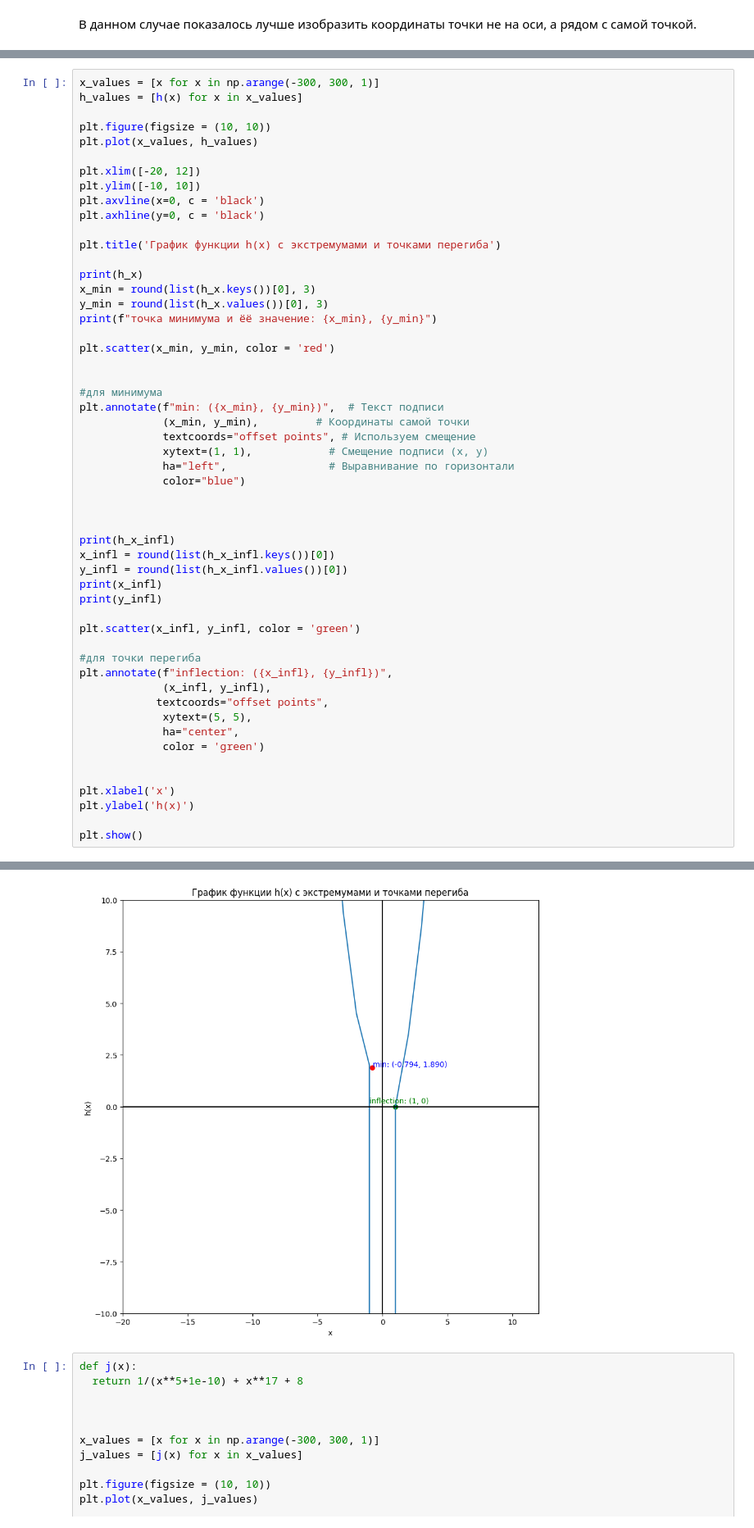
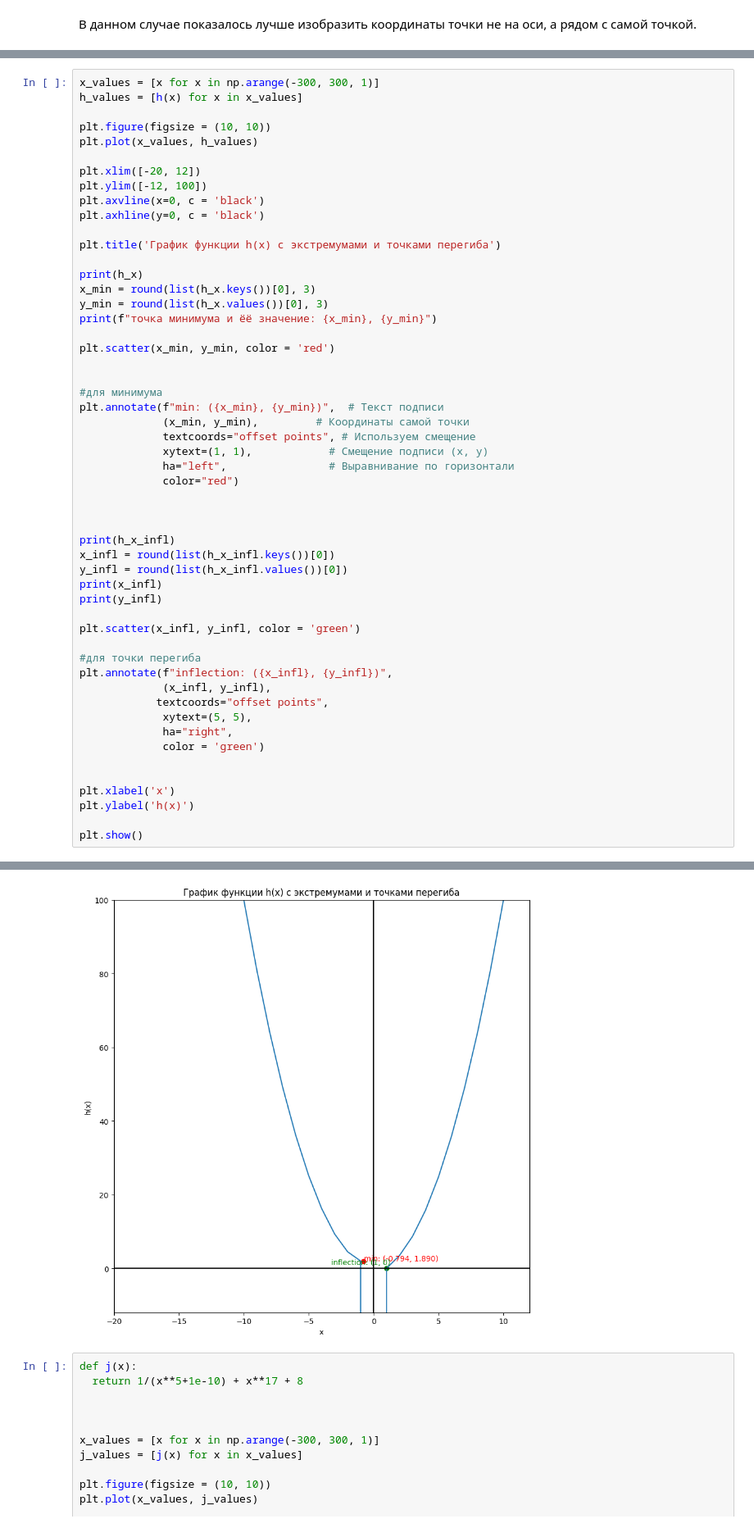
Before and after one commit to VladislavTokarev02/AI_ML_homework, a Jupyter notebook: Hometasks/Base/AI_HW2_GD_base.ipynb, the cells around one changed output, grey strips where cells are left out. Shown at 82% size. Cells and saved outputs as stored; diff of their text form.

```diff
--- a/Hometasks/Base/AI_HW2_GD_base.ipynb
+++ b/Hometasks/Base/AI_HW2_GD_base.ipynb
@@ -233,7 +233,7 @@ plt.figure(figsize = (10, 10))
 plt.plot(x_values, h_values)
 
 plt.xlim([-20, 12])
-plt.ylim([-10, 10])
+plt.ylim([-12, 100])
 plt.axvline(x=0, c = 'black')
 plt.axhline(y=0, c = 'black')
 
@@ -253,38 +253,38 @@ plt.annotate(f"min: ({x_min}, {y_min})",  # Текст подписи
              textcoords="offset points", # Используем смещение
              xytext=(1, 1),            # Смещение подписи (x, y)
              ha="left",                # Выравнивание по горизонтали
-             color="blue")
+             color="red")
 
 
 
 print(h_x_infl)
 x_infl = round(list(h_x_infl.keys())[0])
 y_infl = round(list(h_x_infl.values())[0])
 print(x_infl)
 print(y_infl)
 
 plt.scatter(x_infl, y_infl, color = 'green')
 
 #для точки перегиба
 plt.annotate(f"inflection: ({x_infl}, {y_infl})",
              (x_infl, y_infl),
             textcoords="offset points",
              xytext=(5, 5),
-             ha="center",
+             ha="right",
              color = 'green')
 
 
 plt.xlabel('x')
 plt.ylabel('h(x)')
 
 plt.show()
 # %% [output]
 {-0.793700532650766: 1.88988159071632}
 точка минимума и ёё значение: -0.794, 1.890
 {0.999999990000000: -1.99999999894729e-8}
 1
 0
-[figure, old version]
+[figure, new version]
 # %%
 def j(x):
   return 1/(x**5+1e-10) + x**17 + 8
```
Also changed, not shown: parts of 10 cells of this notebook.
